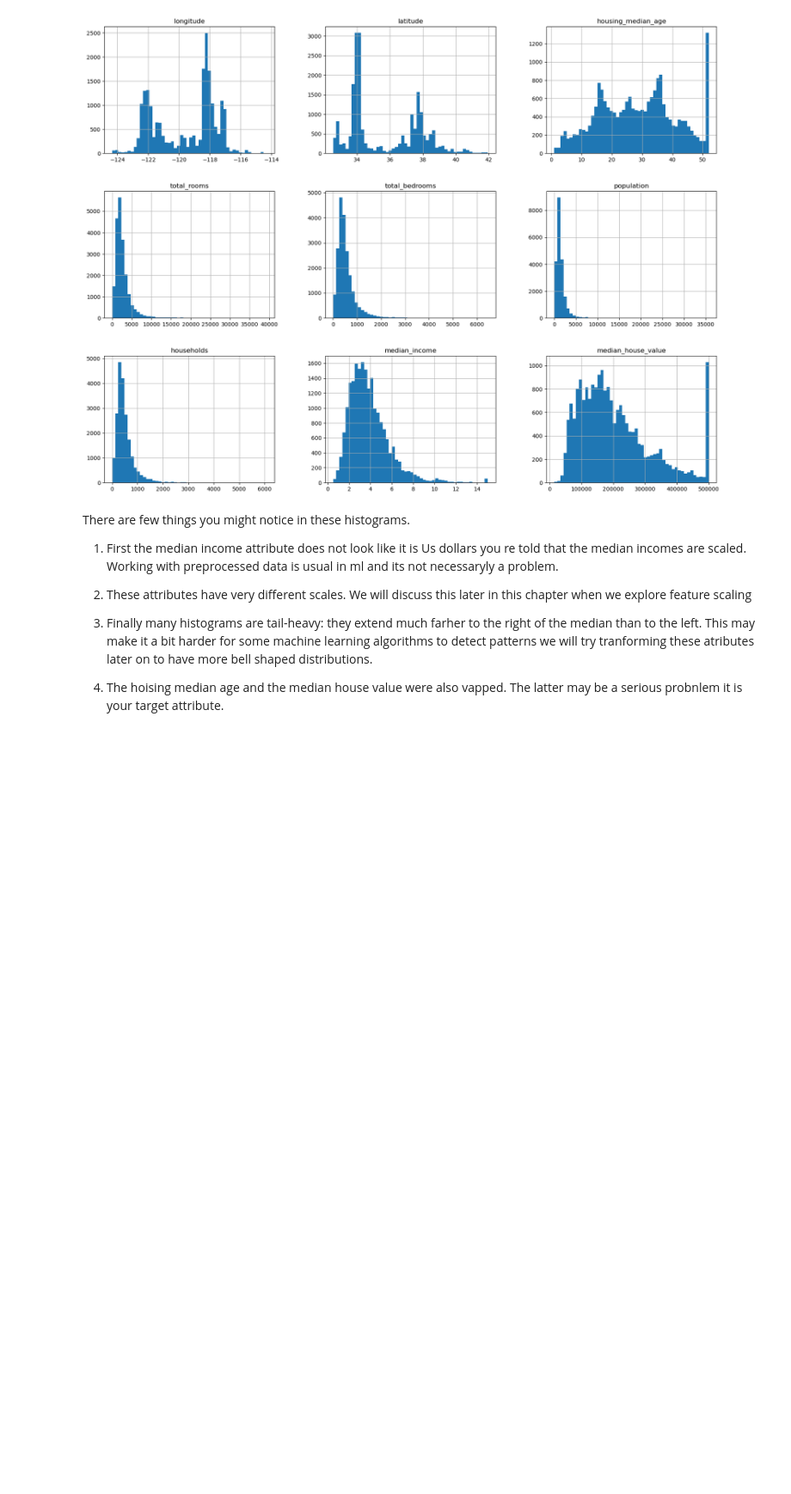
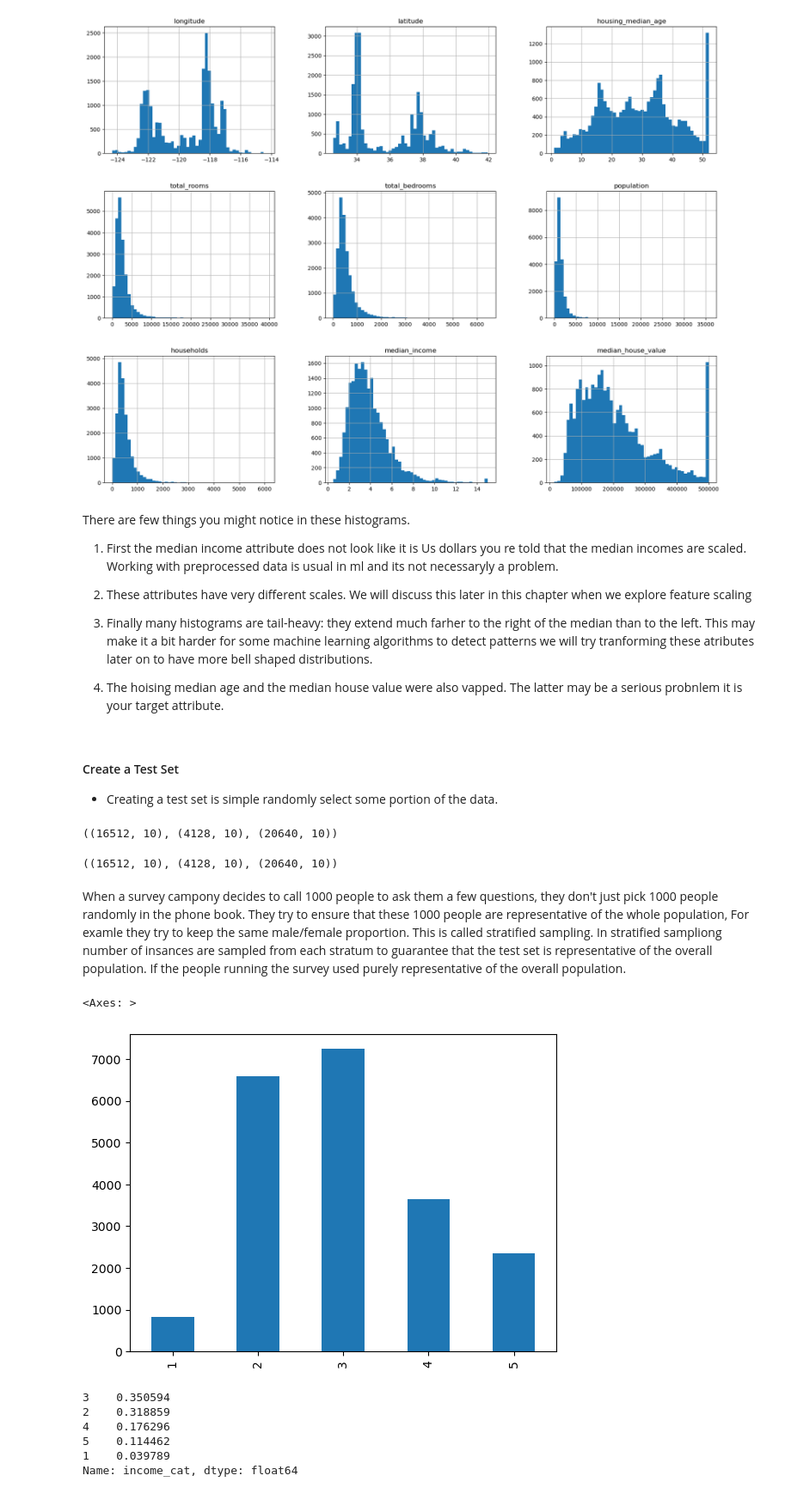
Before and after one commit to demirayberk/Aurellion-Geron-Hands-On-Machine-Learning-Notes, a Jupyter notebook: Chapter2/Notes.ipynb, the cells around one changed output. Shown at 86% size. Cells and saved outputs as stored; diff of their text form; code cells hidden in the pictures; blank space fills up the shorter version.

```diff
--- a/Chapter2/Notes.ipynb
+++ b/Chapter2/Notes.ipynb
@@ -125,7 +125,15 @@ def fetch_housing_data(housing_url=HOUSING_URL, housing_path=HOUSING_PATH):
 # %%
 fetch_housing_data()
 # %%
+import os
+import tarfile
+import urllib.request
 import pandas as pd
+import pandas as pd
+
+
+HOUSING_PATH = os.path.join("datasets", "housing")
+
 
 def load_housing_data(housing_path=HOUSING_PATH):
     csv_path = os.path.join(housing_path, "housing.csv")
@@ -209,3 +217,59 @@ There are few things you might notice in these histograms.
 4. Finally many histograms are tail-heavy: they extend much farher to the right of the median than to the left. This may make it a bit harder for some machine learning algorithms to detect patterns we will try tranforming these atributes later on to have more bell shaped distributions.
 
 3. The hoising median age and the median house value were also vapped. The latter may be a serious probnlem it is your target attribute.
+# %% [markdown]
+#### Create a Test Set
+
+- Creating a test set is simple randomly select some portion of the data.
+# %%
+import numpy as np
+
+
+def split_train_test_data(data, test_ratio):
+    shuffled_indices = np.random.permutation(len(data))
+    test_set_size = int(len(data) * test_ratio)
+    test_indices = shuffled_indices[:test_set_size]
+    train_incides = shuffled_indices[test_set_size:]
+
+    return data.iloc[train_incides], data.iloc[test_indices]
+
+
+train_set, test_set = split_train_test_data(housing, 0.2); train_set.shape, test_set.shape, housing.shape
+# %% [output]
+((16512, 10), (4128, 10), (20640, 10))
+# %%
+from sklearn.model_selection import train_test_split
+
+train_set, test_set = train_test_split(housing, test_size=0.2, random_state=1337); train_set.shape, test_set.shape, housing.shape
+# %% [output]
+((16512, 10), (4128, 10), (20640, 10))
+# %% [markdown]
+When a survey campony decides to call 1000 people to ask them a few questions, they don't just pick 1000 people randomly in the phone book. They try to ensure that these 1000 people are representative of the whole population, For examle they try to keep the same male/female proportion. This is called stratified sampling. In stratified sampliong number of insances are sampled from each stratum to guarantee that the test set is representative of the overall population. If the people running the survey used purely representative of the overall population.
+# %%
+housing["income_cat"] = pd.cut(
+    housing["median_income"],
+    bins=[0., 1.5, 3.0, 4.5, 6, np.inf],
+    labels=[1, 2, 3, 4, 5]
+)
+
+housing["income_cat"].value_counts().sort_index().plot.bar()
+# %% [output]
+<Axes: >
+[figure, added]
+# %%
+from sklearn.model_selection import StratifiedShuffleSplit
+
+split = StratifiedShuffleSplit(n_splits=1, test_size=0.2, random_state=1337)
+
+for test_index, train_index in split.split(housing, housing["income_cat"]):
+    strat_train_set = housing.loc[train_index]
+    strat_test_set = housing.loc[test_index]
+
+strat_test_set["income_cat"].value_counts() / len(strat_test_set)
+# %% [output]
+3    0.350594
+2    0.318859
+4    0.176296
+5    0.114462
+1    0.039789
+Name: income_cat, dtype: float64
```
Also changed, not shown: parts of 29 cells of this notebook.
